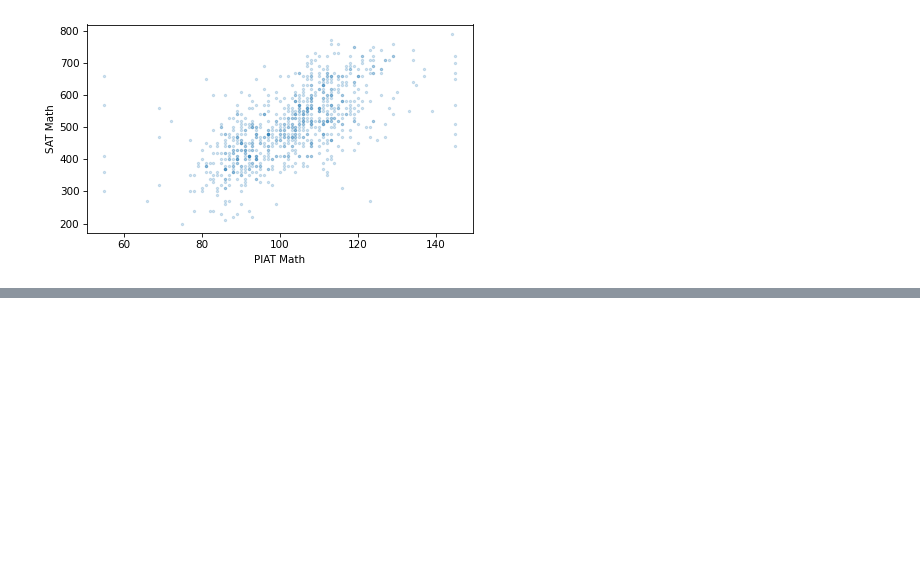
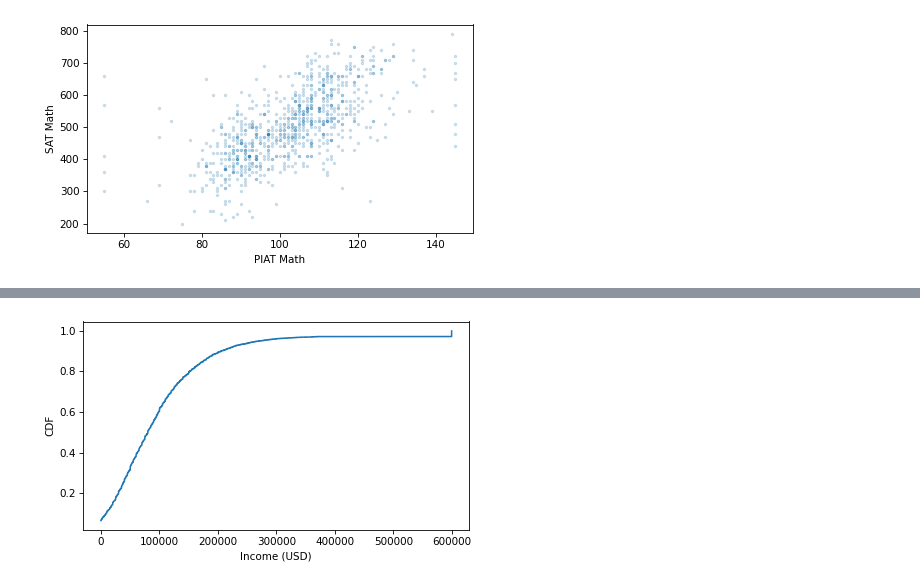
Before and after one commit to lochnes-007/EDA, a Jupyter notebook: relnbwvars.ipynb, the cells around one changed output, grey strips where cells are left out. Saved outputs shown, nothing was run; the diff lists cells and outputs as text; code cells hidden in the pictures; blank space fills up the shorter version.

Commit message:
done w decile plots

```diff
--- a/relnbwvars.ipynb
+++ b/relnbwvars.ipynb
@@ -258,0 +282,3 @@ decorate(xlabel="PIAT Math", ylabel="SAT Math")
+# %%
+nlsy["income"] = nlsy["U4949700"]
+nlsy["income"].describe()
@@ -258,0 +295,7 @@ decorate(xlabel="PIAT Math", ylabel="SAT Math")
+# %%
+from empiricaldist import Cdf
+cdf_income = Cdf.from_seq(nlsy["income"])
+cdf_income.step()
+decorate(xlabel="Income (USD)", ylabel="CDF")
+# %% [output]
+[figure, added]
```
Also changed, not shown: parts of 6 cells of this notebook.
